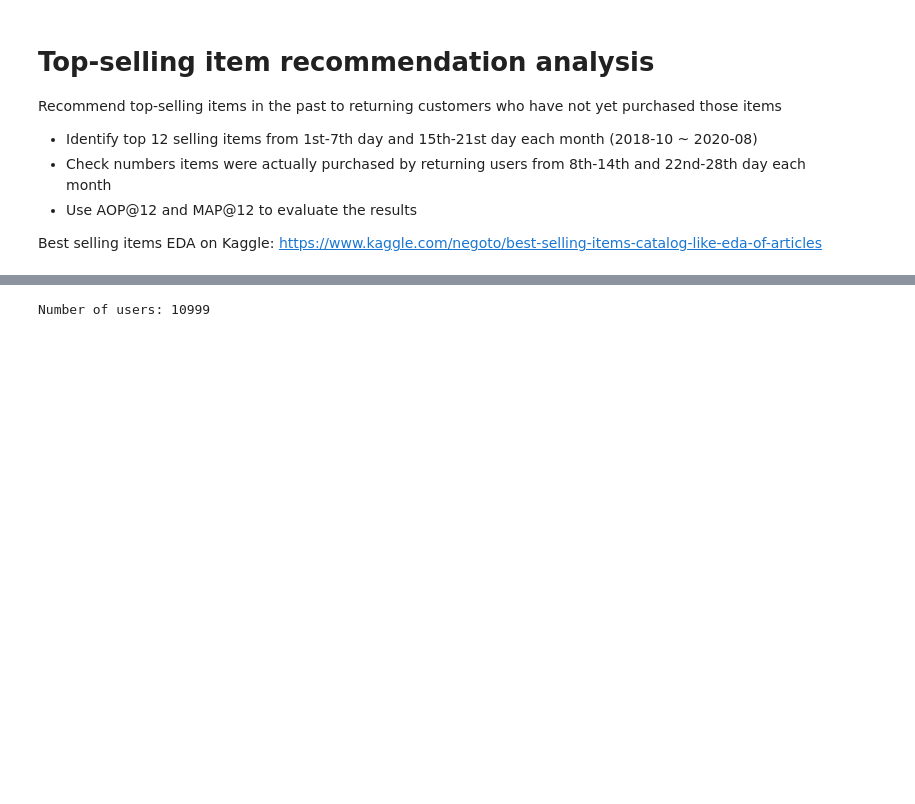
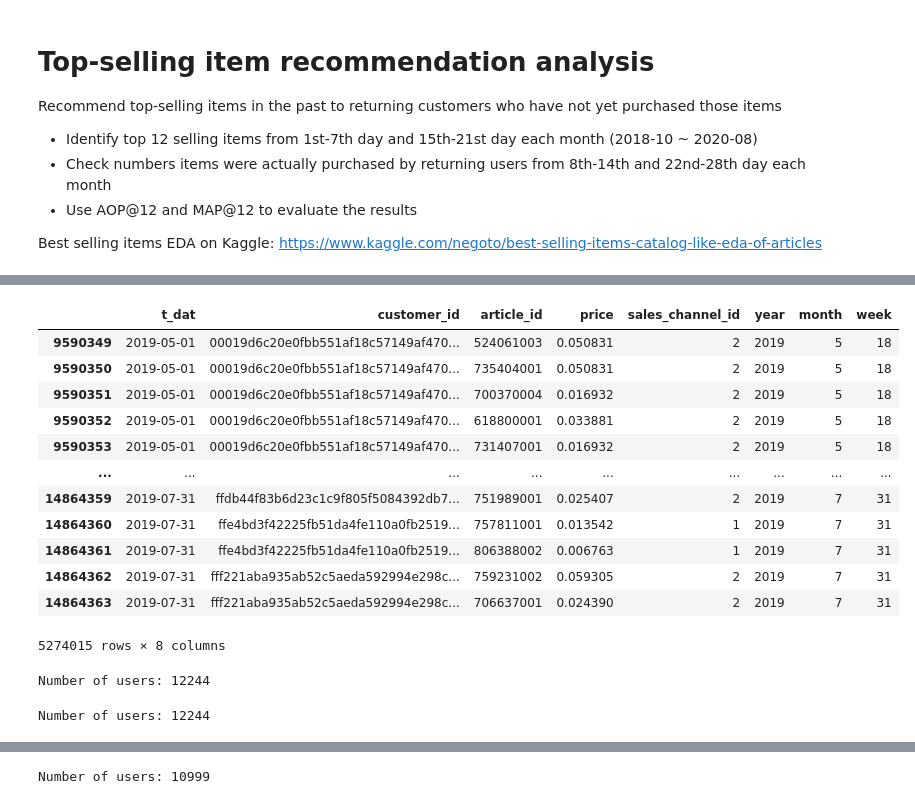
Before and after one commit to alexkychen/HMproduct, a Jupyter notebook: notebook/2. Top-selling item recommendation analysis.ipynb, the cells around one changed output, grey strips where cells are left out. Drawn from its saved outputs; the diff is of its cells as text; code cells hidden in the pictures; blank space fills up the shorter version.

```diff
--- a/notebook/2. Top-selling item recommendation analysis.ipynb
+++ b/notebook/2. Top-selling item recommendation analysis.ipynb
@@ -20,0 +22,65 @@ Wall time: 21.3 s
+# %%
+#convert string t_dat to datetime
+transaction_raw['t_dat'] = pd.to_datetime(transaction_raw['t_dat'])
+
+#add year, month, week column
+transaction_raw['year'] = transaction_raw['t_dat'].dt.year
+transaction_raw['month'] = transaction_raw['t_dat'].dt.month
+transaction_raw['week'] = transaction_raw['t_dat'].dt.isocalendar().week
+# %%
+#extract 2019 May, June, July data
+mask = (transaction_raw['year']==2019) & (transaction_raw['month'] >= 5) & (transaction_raw['month'] <= 7)
+transaction_subset = transaction_raw.loc[mask]
+transaction_subset
+# %% [output]
+|  | t_dat | customer_id | article_id | price | sales_channel_id | year | month | week |
+| 9590349 | 2019-05-01 | 00019d6c20e0fbb551af18c57149af470... | 524061003 | 0.050831 | 2 | 2019 | 5 | 18 |
+| 9590350 | 2019-05-01 | 00019d6c20e0fbb551af18c57149af470... | 735404001 | 0.050831 | 2 | 2019 | 5 | 18 |
+| 9590351 | 2019-05-01 | 00019d6c20e0fbb551af18c57149af470... | 700370004 | 0.016932 | 2 | 2019 | 5 | 18 |
+| 9590352 | 2019-05-01 | 00019d6c20e0fbb551af18c57149af470... | 618800001 | 0.033881 | 2 | 2019 | 5 | 18 |
+| 9590353 | 2019-05-01 | 00019d6c20e0fbb551af18c57149af470... | 731407001 | 0.016932 | 2 | 2019 | 5 | 18 |
+| ... | ... | ... | ... | ... | ... | ... | ... | ... |
+| 14864359 | 2019-07-31 | ffdb44f83b6d23c1c9f805f5084392db7... | 751989001 | 0.025407 | 2 | 2019 | 7 | 31 |
+| 14864360 | 2019-07-31 | ffe4bd3f42225fb51da4fe110a0fb2519... | 757811001 | 0.013542 | 1 | 2019 | 7 | 31 |
+| 14864361 | 2019-07-31 | ffe4bd3f42225fb51da4fe110a0fb2519... | 806388002 | 0.006763 | 1 | 2019 | 7 | 31 |
+| 14864362 | 2019-07-31 | fff221aba935ab52c5aeda592994e298c... | 759231002 | 0.059305 | 2 | 2019 | 7 | 31 |
+| 14864363 | 2019-07-31 | fff221aba935ab52c5aeda592994e298c... | 706637001 | 0.024390 | 2 | 2019 | 7 | 31 |
+5274015 rows × 8 columns
+# %%
+%%time
+
+AOP_results = []
+MAP_results = []
+num_users = []
+
+# week 18 - 31
+for wk in range(18,21):
+
+    mask_train = transaction_subset.week == wk
+    X_train = transaction_subset.loc[mask_train].reset_index(drop=True)[['customer_id','article_id']]
+    mask_test = transaction_subset.week == wk + 1
+    X_test = transaction_subset.loc[mask_test].reset_index(drop=True)[['customer_id','article_id']]
+
+    #print(wk, len(X_train), len(X_test))
+
+    #find out top 12 selling items in training data
+    top12items = list(X_train.article_id.value_counts()[0:12].index)
+
+    #save top 12 selling items for users in a dict
+    top12_items = {}
+    for user in X_train.customer_id:
+        top12_items[user] = top12items
+
+    #calculate AOP@12 for each train-test group
+    AOP12_top, num_user = cf.AOP(top12_items, X_test)
+    AOP_results.append(AOP12_top)
+
+    #calculate MAP@12 for each train-test group
+    MAP12_top, num_user = cf.MAP(top12_items, X_test)
+    MAP_results.append(MAP12_top)
+
+    #append number of users
+    num_users.append(num_user)
+# %% [output]
+Number of users: 12244
+Number of users: 12244
```
Also changed, not shown: parts of 7 cells of this notebook, 1 other file.
